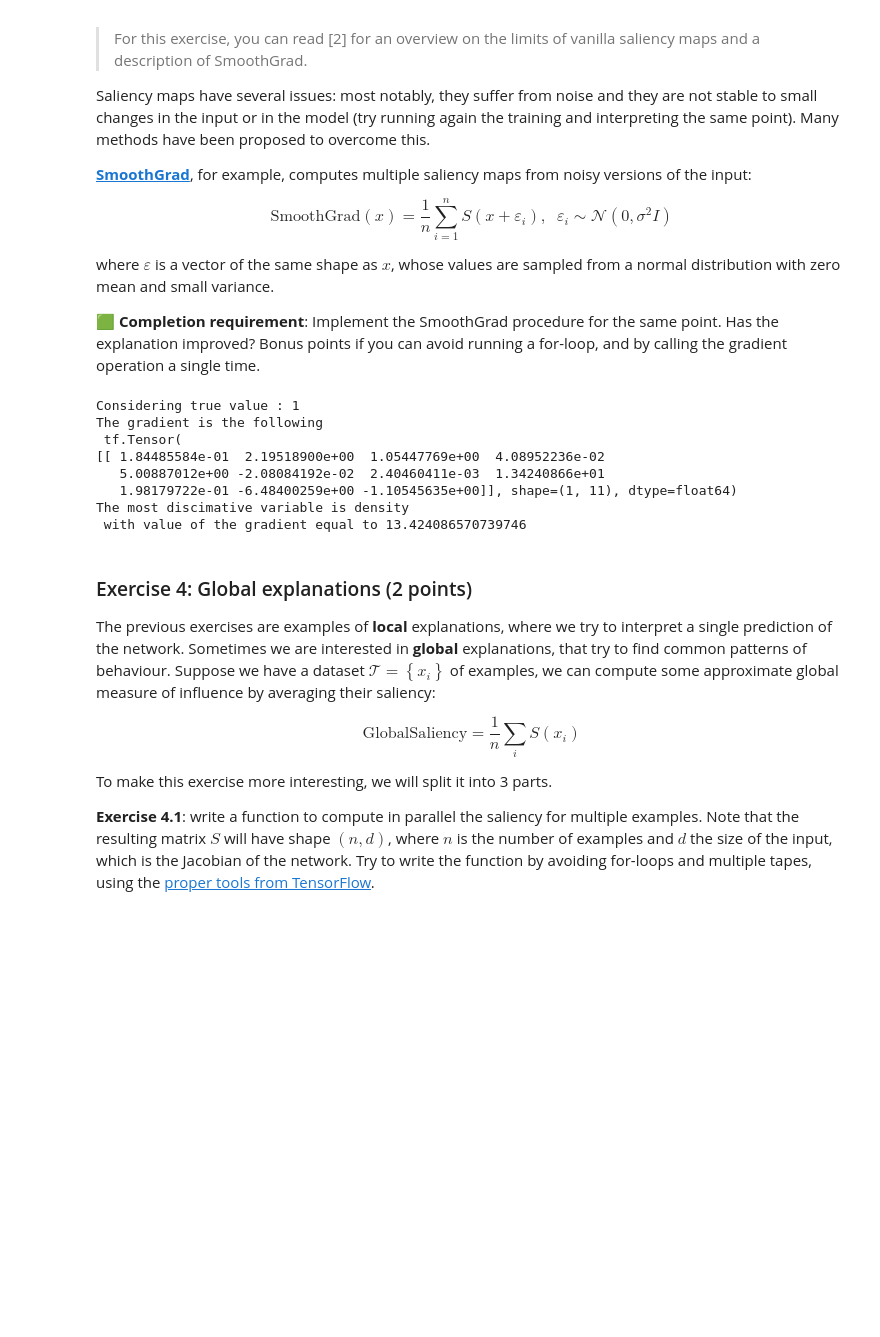
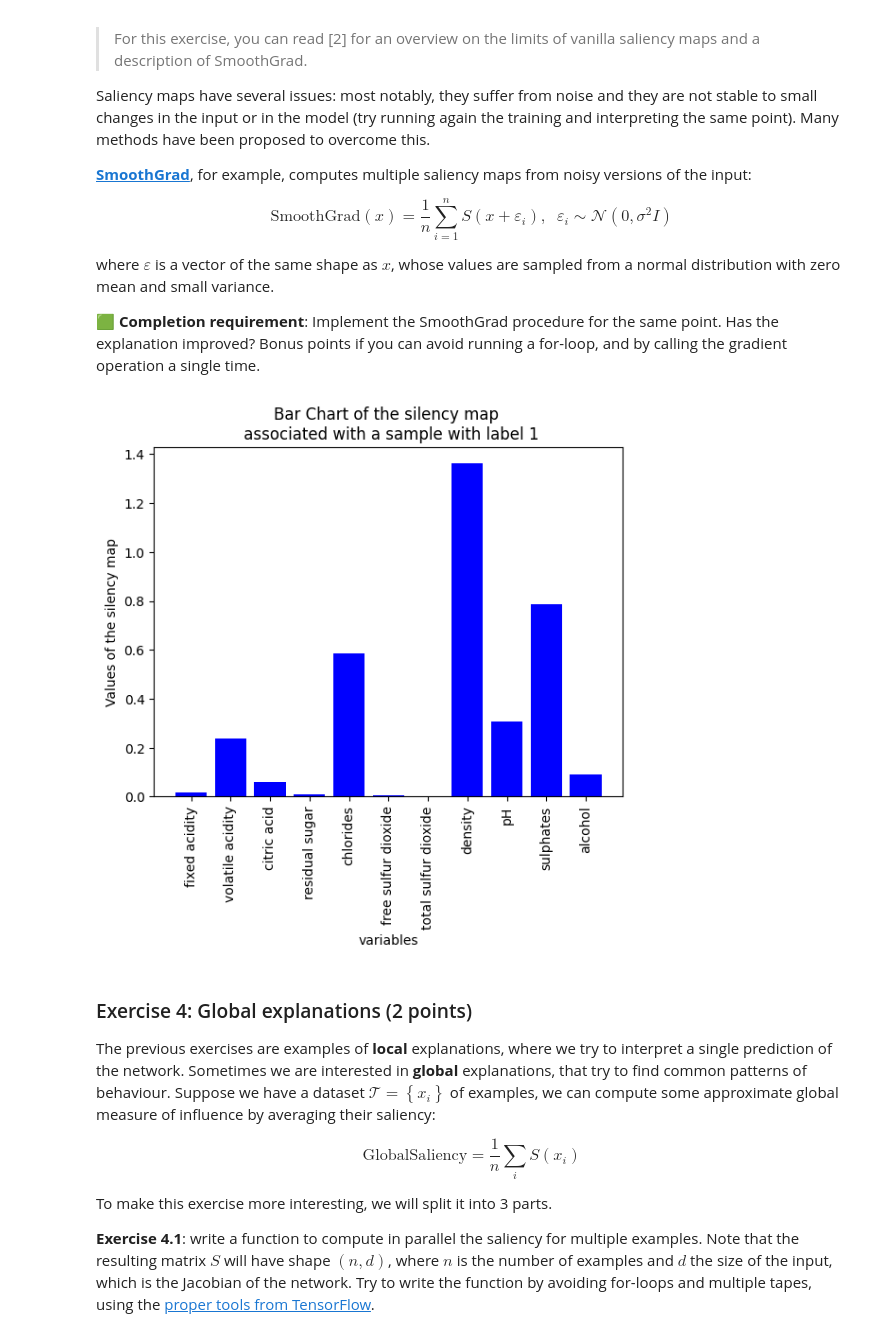
Before and after one commit to PaoloBarba/NN_Homework_1, a Jupyter notebook: NNDS_2023_Homework.ipynb, the cells around one changed output. Saved outputs shown, nothing was run; the diff lists cells and outputs as text; code cells hidden in the pictures; blank space fills up the shorter version.

```diff
--- a/NNDS_2023_Homework.ipynb
+++ b/NNDS_2023_Homework.ipynb
@@ -317,25 +327,18 @@ where $\varepsilon$ is a vector of the same shape as $x$, whose values are sampl
 🟩 **Completion requirement**: Implement the SmoothGrad procedure for the same point. Has the explanation improved? Bonus points if you can avoid running a for-loop, and by calling the gradient operation a single time.
 # %%
 # TODO: Take an element from your test set and compute SmoothGrad. Check the results and compare with respect to the previous exercise.
-eps = np.random.normal(loc=0.0, scale= 0.1, size= 11)
-sample = X.iloc[3].values + eps
-sample = tf.expand_dims(sample, axis=0)
-y_true = y[3]
-print(f"Considering true value : {y_true}")
+
+
+n = 100  # set a simulation size
+
+eps = np.random.normal(loc=0.0, scale=0.1, size=(n, 11))  # Generating n samples from a normal distribution
+samples = X_test.iloc[0].values + eps                     # Adding the errors terms  by broadcasting
+samples = tf.convert_to_tensor(samples, dtype=tf.float32) # Convert to a tensor
+
 with tf.GradientTape() as tape:
-    tape.watch(sample)
-    prediction = model(sample)
-    loss = tf.keras.losses.binary_crossentropy(y_true, prediction[0])  # Assuming 'y_true' is your ground truth labels
+    tape.watch(samples)                                   # compute the gradient over the samples
+    predictions = model(samples)                          # model predictions
 
-gradients = tape.gradient(loss, sample)
-print("The gradient is the following \n", gradients )
-print(f"The most discimative variable is {X.columns[np.argmax(np.abs(gradients))]} \n with value of the gradient equal to {np.max(np.abs(gradients))}")
+gradients = tape.gradient(predictions, samples)           # compute the actual gradient
+
+smooth_grad = np.mean(np.abs(gradients) , axis = 0)               # compute the mean over all the samples
-# %% [output]
-Considering true value : 1
-The gradient is the following
- tf.Tensor(
-[[ 1.84485584e-01  2.19518900e+00  1.05447769e+00  4.08952236e-02
-   5.00887012e+00 -2.08084192e-02  2.40460411e-03  1.34240866e+01
-   1.98179722e-01 -6.48400259e+00 -1.10545635e+00]], shape=(1, 11), dtype=float64)
-The most discimative variable is density
- with value of the gradient equal to 13.424086570739746
@@ -346,3 +345,13 @@ The most discimative variable is density
+# %%
+# TODO HAS THE EXPLANATION IMPROVED???
+plt.bar(X_test.columns, smooth_grad, color='blue')
+plt.xlabel('variables')
+plt.ylabel('Values of the silency map')
+plt.title('Bar Chart of the silency map \n associated with a sample with label 1')
+plt.xticks(rotation=90)
+plt.show()
+# %% [output]
+[figure, added]
 # %% [markdown]
 ### Exercise 4: Global explanations (2 points)
 
```
Also changed, not shown: parts of 17 cells of this notebook.
